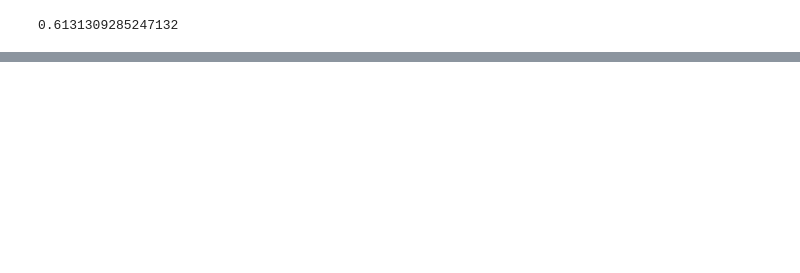
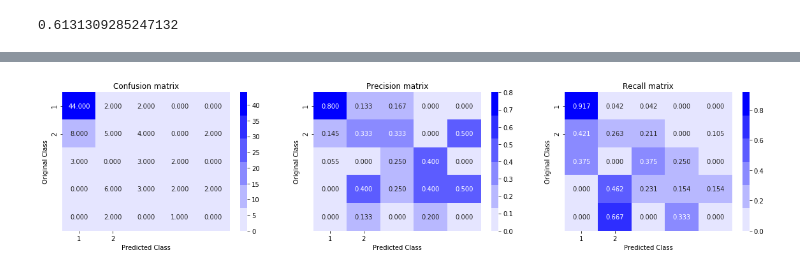
Before and after one commit to pavitrakadiyala/CAD, a Jupyter notebook: Heart.ipynb, the cells around one changed output, grey strips where cells are left out. Cells and saved outputs as stored; diff of their text form; code cells hidden in the pictures; blank space fills up the shorter version.

```diff
--- a/Heart.ipynb
+++ b/Heart.ipynb
@@ -216,0 +332,4 @@ Heart risk 2
+# %%
+plot_confusion_matrix(test_Y, DT_Predict)
+# %% [output]
+[figure, added]
```
Also changed, not shown: parts of 17 cells of this notebook.
